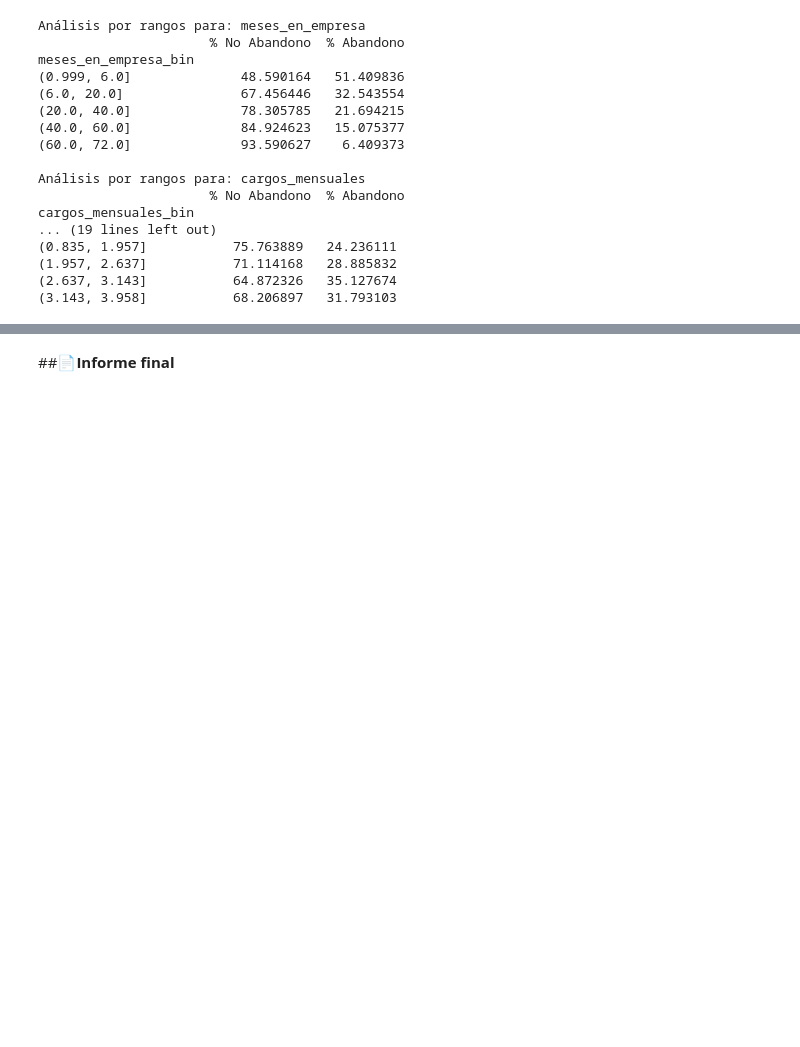
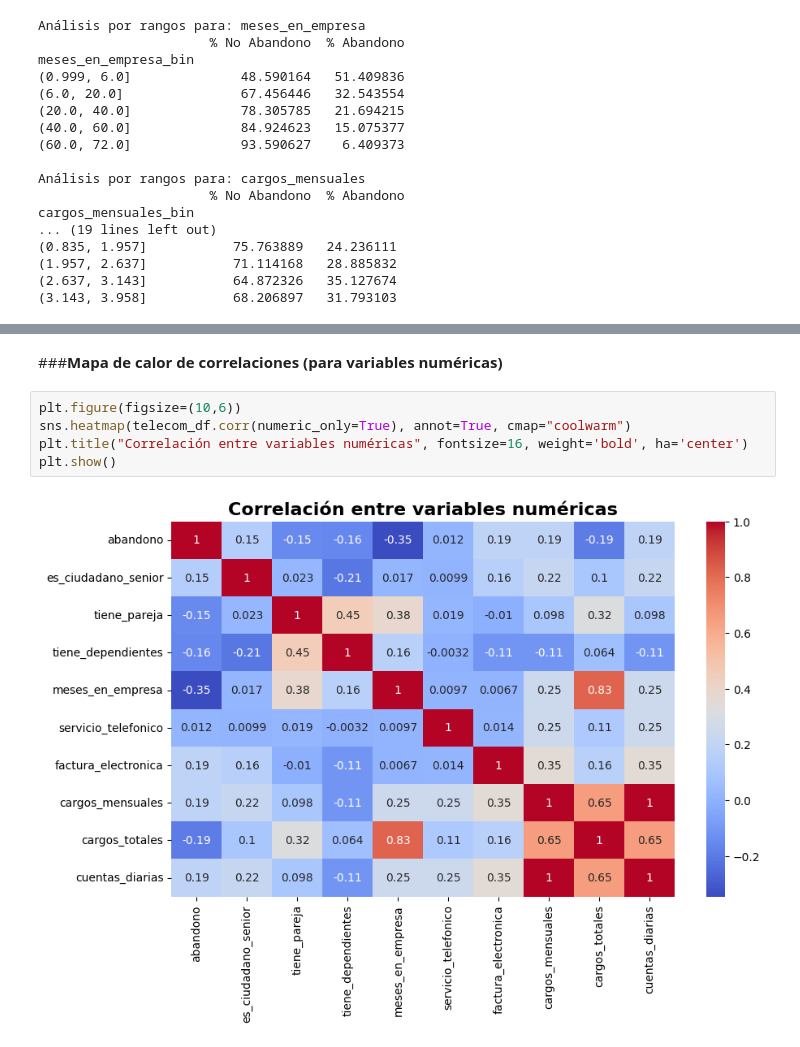
Before and after one commit to angelesGladin/TelecomX_latam, a Jupyter notebook: TelecomX_LATAM.ipynb, the cells around one changed output, grey strips where cells are left out. Saved outputs shown, nothing was run; the diff lists cells and outputs as text; blank space fills up the shorter version.

```diff
--- a/TelecomX_LATAM.ipynb
+++ b/TelecomX_LATAM.ipynb
@@ -596,4 +636,11 @@ graficar_barras_abandono_interactivo(telecom_df, numericas)
 # %% [output]
 [interactive output not drawn]
-# %% [markdown]
-##📄**Informe final**
+# %% [markdown]
+###**Mapa de calor de correlaciones (para variables numéricas)**
+# %%
+plt.figure(figsize=(10,6))
+sns.heatmap(telecom_df.corr(numeric_only=True), annot=True, cmap="coolwarm")
+plt.title("Correlación entre variables numéricas", fontsize=16, weight='bold', ha='center')
+plt.show()
+# %% [output]
+[figure, added]
```
Also changed, not shown: parts of 19 cells of this notebook.
